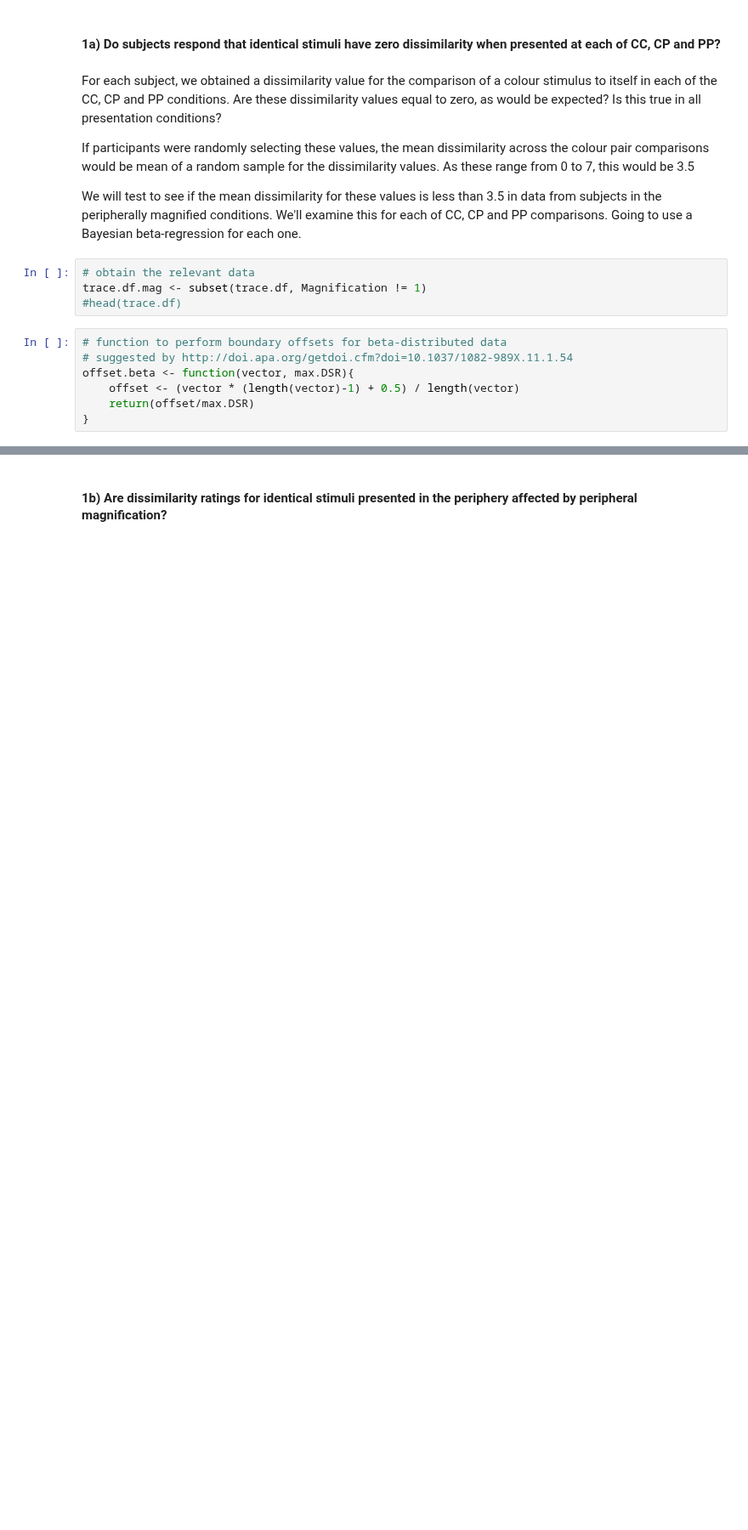
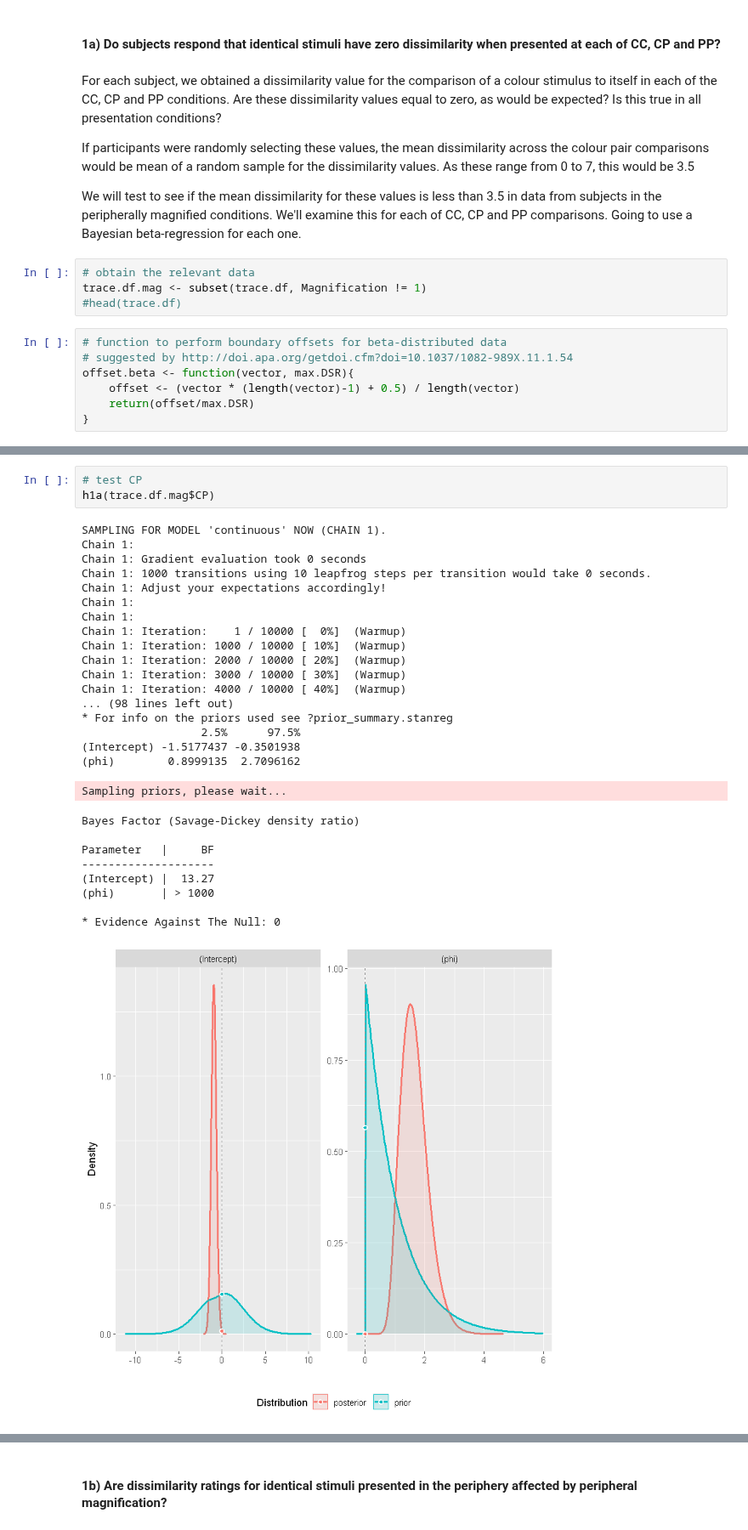
Before and after one commit to ArielZJ/Precision-Phenomenology-Data-Analysis, a Jupyter notebook: Fovea vs. Periphery Color Similarity Pilot Analysis - 2stim Analysis.ipynb, the cells around one changed output, grey strips where cells are left out. Shown at 85% size. Saved outputs shown, nothing was run; the diff lists cells and outputs as text; blank space fills up the shorter version.

```diff
--- a/Fovea vs. Periphery Color Similarity Pilot Analysis - 2stim Analysis.ipynb
+++ b/Fovea vs. Periphery Color Similarity Pilot Analysis - 2stim Analysis.ipynb
@@ -1405 +1437,32 @@ h1a <- function(data){
+# %%
+# test CP
+h1a(trace.df.mag$CP)
+# %% [output]
+SAMPLING FOR MODEL 'continuous' NOW (CHAIN 1).
+Chain 1:
+Chain 1: Gradient evaluation took 0 seconds
+Chain 1: 1000 transitions using 10 leapfrog steps per transition would take 0 seconds.
+Chain 1: Adjust your expectations accordingly!
+Chain 1:
+Chain 1:
+Chain 1: Iteration:    1 / 10000 [  0%]  (Warmup)
+Chain 1: Iteration: 1000 / 10000 [ 10%]  (Warmup)
+Chain 1: Iteration: 2000 / 10000 [ 20%]  (Warmup)
+Chain 1: Iteration: 3000 / 10000 [ 30%]  (Warmup)
+Chain 1: Iteration: 4000 / 10000 [ 40%]  (Warmup)
+... (98 lines left out)
+* For info on the priors used see ?prior_summary.stanreg
+                  2.5%      97.5%
+(Intercept) -1.5177437 -0.3501938
+(phi)        0.8999135  2.7096162
+Sampling priors, please wait...
+Bayes Factor (Savage-Dickey density ratio)
+
+Parameter   |     BF
+--------------------
+(Intercept) |  13.27
+(phi)       | > 1000
+
+* Evidence Against The Null: 0
+[figure, added]
 # %%
```
Also changed, not shown: parts of 39 cells of this notebook.
